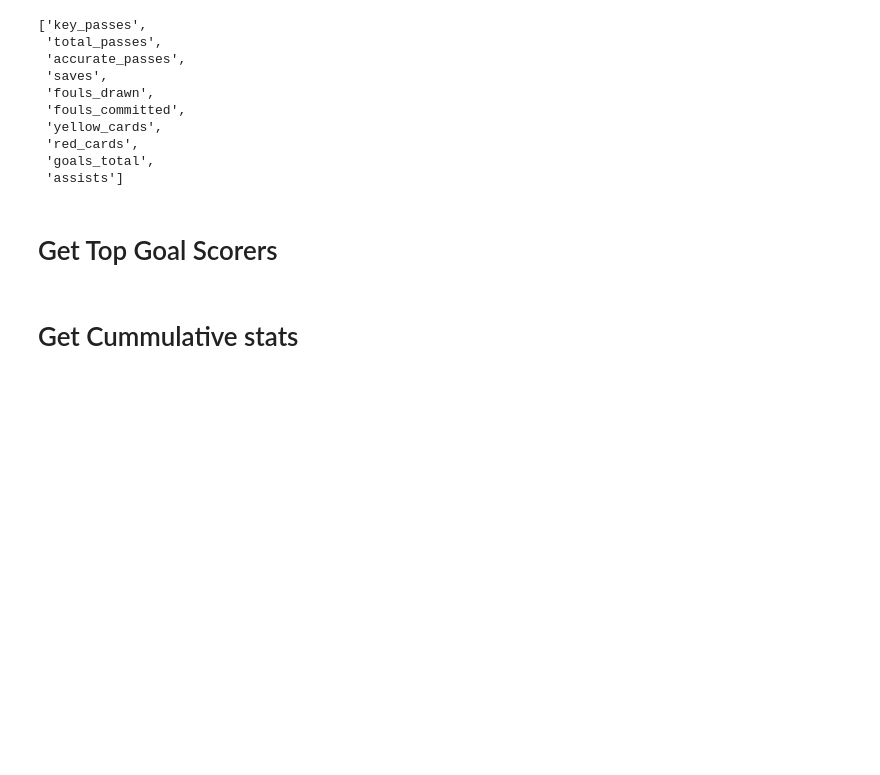
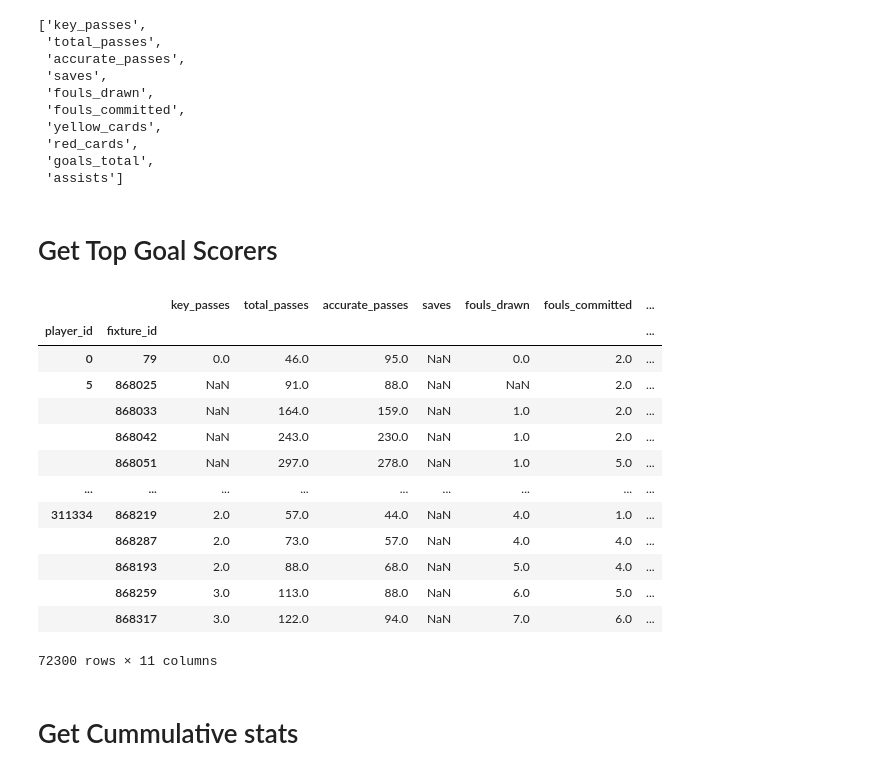
Before and after one commit to robcamp-code/sqlalchemy-tutorial, a Jupyter notebook: ml/scrub.ipynb, the cells around one changed output. Cells and saved outputs as stored; diff of their text form; code cells hidden in the pictures; blank space fills up the shorter version.

```diff
--- a/ml/scrub.ipynb
+++ b/ml/scrub.ipynb
@@ -258,6 +258,23 @@ def get_top_player_stats():
     top_player_statistics = groupby_player.rolling(STATS_CUM, min_periods=1).aggregate(agg_functions)
     return top_player_statistics
 top_player_stats = get_top_player_stats()
+# %%
+top_player_stats
+# %% [output]
+|  |  | key_passes | total_passes | accurate_passes | saves | fouls_drawn | fouls_committed | ... |
+| player_id | fixture_id |  |  |  |  |  |  | ... |
+| 0 | 79 | 0.0 | 46.0 | 95.0 | NaN | 0.0 | 2.0 | ... |
+| 5 | 868025 | NaN | 91.0 | 88.0 | NaN | NaN | 2.0 | ... |
+|  | 868033 | NaN | 164.0 | 159.0 | NaN | 1.0 | 2.0 | ... |
+|  | 868042 | NaN | 243.0 | 230.0 | NaN | 1.0 | 2.0 | ... |
+|  | 868051 | NaN | 297.0 | 278.0 | NaN | 1.0 | 5.0 | ... |
+| ... | ... | ... | ... | ... | ... | ... | ... | ... |
+| 311334 | 868219 | 2.0 | 57.0 | 44.0 | NaN | 4.0 | 1.0 | ... |
+|  | 868287 | 2.0 | 73.0 | 57.0 | NaN | 4.0 | 4.0 | ... |
+|  | 868193 | 2.0 | 88.0 | 68.0 | NaN | 5.0 | 4.0 | ... |
+|  | 868259 | 3.0 | 113.0 | 88.0 | NaN | 6.0 | 5.0 | ... |
+|  | 868317 | 3.0 | 122.0 | 94.0 | NaN | 7.0 | 6.0 | ... |
+72300 rows × 11 columns
 # %%
 def get_top_n_stats(row, stat, team, n):
     """ get_top_n_goal_scorers """
```
Also changed, not shown: parts of 11 cells of this notebook, 12 other files.
